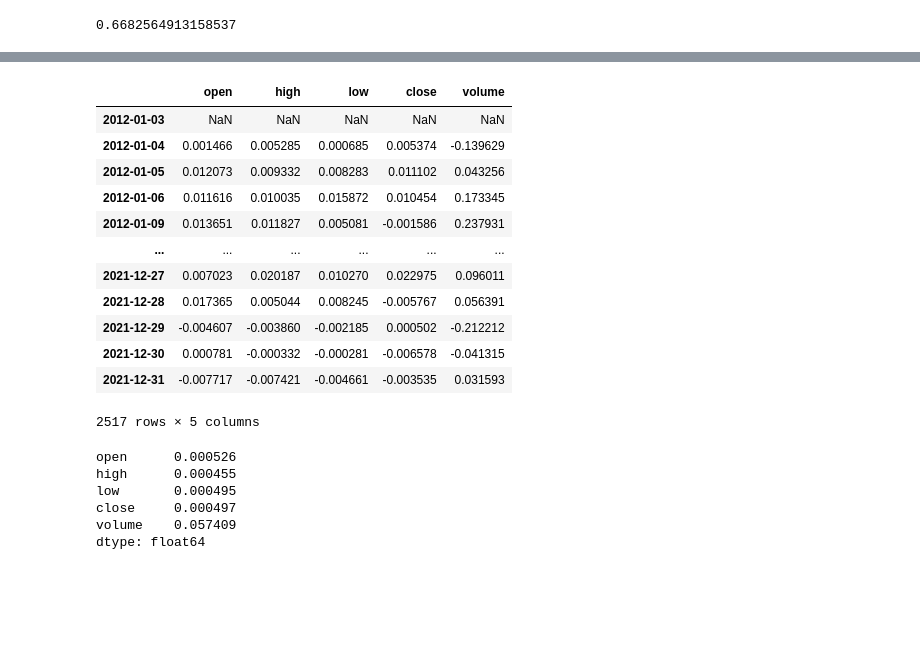
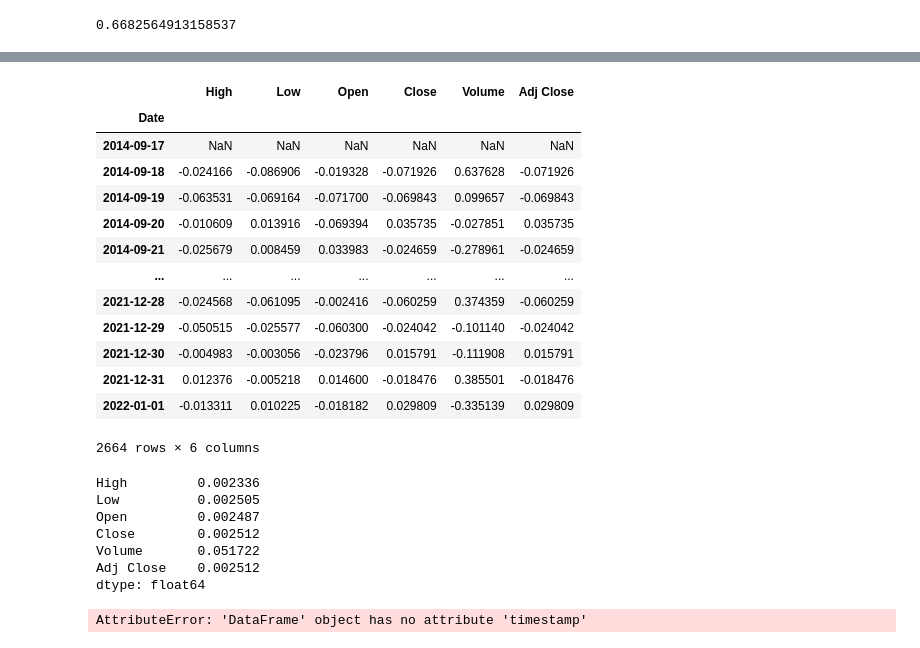
Before and after one commit to BitcoinInvestAnalysis/Capstone, a Jupyter notebook: formula_try_out.ipynb, the cells around one changed output, grey strips where cells are left out. Drawn from its saved outputs; the diff is of its cells as text; code cells hidden in the pictures; blank space fills up the shorter version.

```diff
--- a/formula_try_out.ipynb
+++ b/formula_try_out.ipynb
@@ -325,26 +210,32 @@ df_aapl.head()
 # %%
-df_aapl.pct_change(1)
+df_btc.pct_change(1)
 # %% [output]
-|  | open | high | low | close | volume |
-| 2012-01-03 | NaN | NaN | NaN | NaN | NaN |
-| 2012-01-04 | 0.001466 | 0.005285 | 0.000685 | 0.005374 | -0.139629 |
-| 2012-01-05 | 0.012073 | 0.009332 | 0.008283 | 0.011102 | 0.043256 |
-| 2012-01-06 | 0.011616 | 0.010035 | 0.015872 | 0.010454 | 0.173345 |
-| 2012-01-09 | 0.013651 | 0.011827 | 0.005081 | -0.001586 | 0.237931 |
-| ... | ... | ... | ... | ... | ... |
-| 2021-12-27 | 0.007023 | 0.020187 | 0.010270 | 0.022975 | 0.096011 |
-| 2021-12-28 | 0.017365 | 0.005044 | 0.008245 | -0.005767 | 0.056391 |
-| 2021-12-29 | -0.004607 | -0.003860 | -0.002185 | 0.000502 | -0.212212 |
-| 2021-12-30 | 0.000781 | -0.000332 | -0.000281 | -0.006578 | -0.041315 |
-| 2021-12-31 | -0.007717 | -0.007421 | -0.004661 | -0.003535 | 0.031593 |
+|  | High | Low | Open | Close | Volume | Adj Close |
+| Date |  |  |  |  |  |  |
+| 2014-09-17 | NaN | NaN | NaN | NaN | NaN | NaN |
+| 2014-09-18 | -0.024166 | -0.086906 | -0.019328 | -0.071926 | 0.637628 | -0.071926 |
+| 2014-09-19 | -0.063531 | -0.069164 | -0.071700 | -0.069843 | 0.099657 | -0.069843 |
+| 2014-09-20 | -0.010609 | 0.013916 | -0.069394 | 0.035735 | -0.027851 | 0.035735 |
+| 2014-09-21 | -0.025679 | 0.008459 | 0.033983 | -0.024659 | -0.278961 | -0.024659 |
+| ... | ... | ... | ... | ... | ... | ... |
+| 2021-12-28 | -0.024568 | -0.061095 | -0.002416 | -0.060259 | 0.374359 | -0.060259 |
+| 2021-12-29 | -0.050515 | -0.025577 | -0.060300 | -0.024042 | -0.101140 | -0.024042 |
+| 2021-12-30 | -0.004983 | -0.003056 | -0.023796 | 0.015791 | -0.111908 | 0.015791 |
+| 2021-12-31 | 0.012376 | -0.005218 | 0.014600 | -0.018476 | 0.385501 | -0.018476 |
+| 2022-01-01 | -0.013311 | 0.010225 | -0.018182 | 0.029809 | -0.335139 | 0.029809 |
-2517 rows × 5 columns
+2664 rows × 6 columns
 # %%
-mean_daily_ret = df_aapl.pct_change(1).mean()
+mean_daily_ret = df_btc.pct_change(1).mean()
 mean_daily_ret
 # %% [output]
-open      0.000526
-high      0.000455
-low       0.000495
-close     0.000497
-volume    0.057409
+High         0.002336
+Low          0.002505
+Open         0.002487
+Close        0.002512
+Volume       0.051722
+Adj Close    0.002512
 dtype: float64
+# %%
+aapl_rev = stock_function.revenue(df_aapl, '2020-01-01', '2021-12-31', 100)
+# %% [output]
+AttributeError: 'DataFrame' object has no attribute 'timestamp'
```
Also changed, not shown: parts of 27 cells of this notebook, 5 other files.
